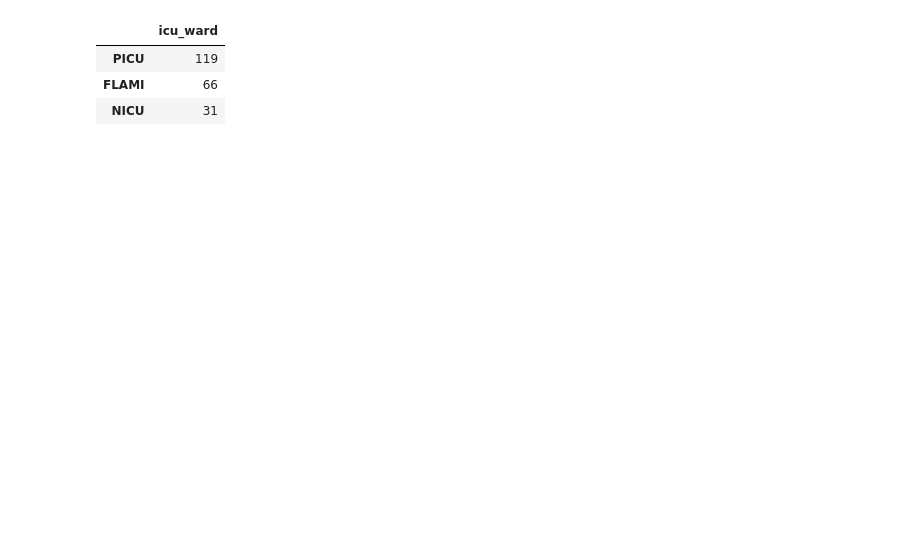
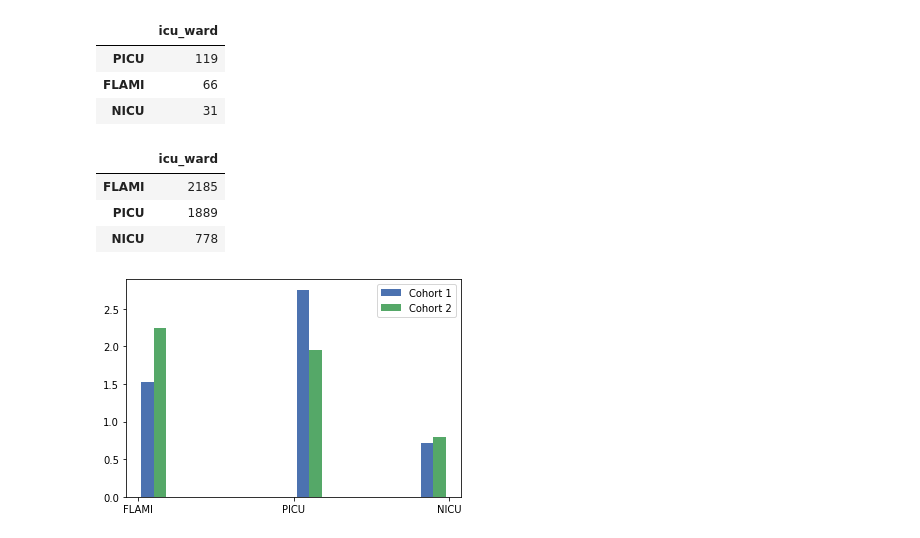
Before and after one commit to l-khali/In2Research, a Jupyter notebook: summary_statistics.ipynb, the cells around one changed output. Drawn from its saved outputs; the diff is of its cells as text; code cells hidden in the pictures; blank space fills up the shorter version.

```diff
--- a/summary_statistics.ipynb
+++ b/summary_statistics.ipynb
@@ -219,3 +278,25 @@ cohort_1_monitor
 | PICU | 119 |
 | FLAMI | 66 |
 | NICU | 31 |
+# %%
+cohort_2_monitor = pd.DataFrame(cohort_2_details['icu_ward'].value_counts())
+cohort_2_monitor
+# %% [output]
+|  | icu_ward |
+| FLAMI | 2185 |
+| PICU | 1889 |
+| NICU | 778 |
+# %%
+plt.style.use('seaborn-deep')
+
+x = cohort_1_details['icu_ward']
+y = cohort_2_details['icu_ward']
+
+plt.hist([x, y], label=['Cohort 1', 'Cohort 2'], density
+
+
+=True)
+plt.legend(loc='upper right')
+plt.show()
+# %% [output]
+[figure, added]
```
Also changed, not shown: parts of 13 cells of this notebook.
